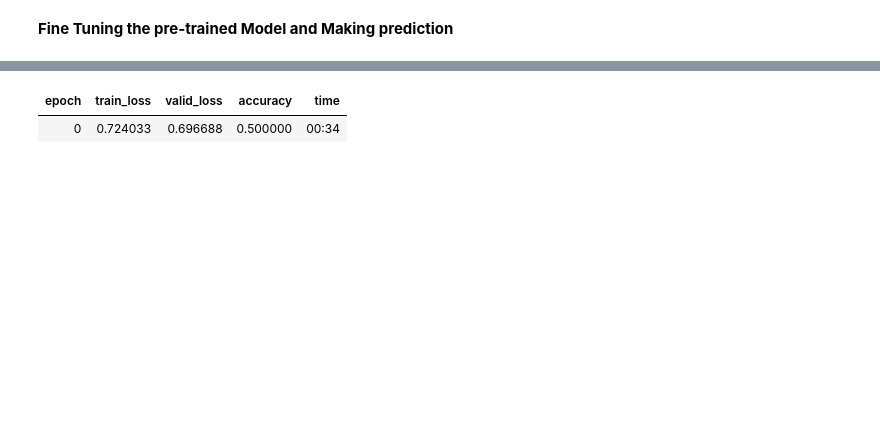
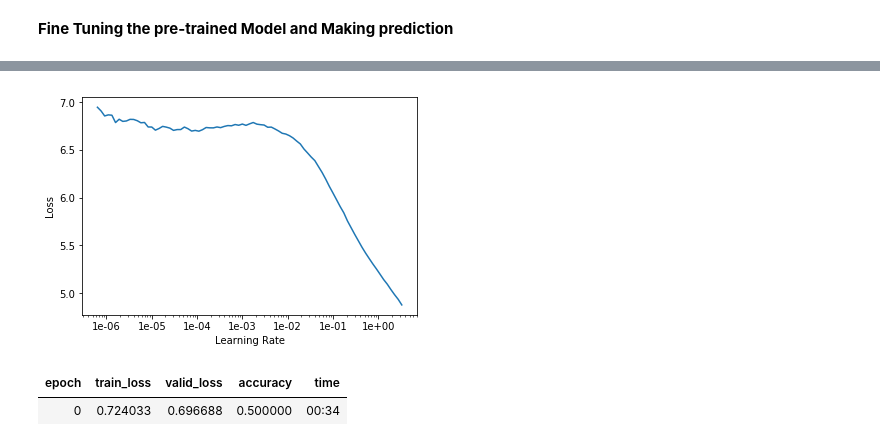
Before and after one commit to iamprakashom/NLP-with-Deep-Learning, a Jupyter notebook: Transfer_Learning_using_ULMFit_for_Classification.ipynb, the cells around one changed output, grey strips where cells are left out. Drawn from its saved outputs; the diff is of its cells as text; code cells hidden in the pictures; blank space fills up the shorter version.

```diff
--- a/Transfer_Learning_using_ULMFit_for_Classification.ipynb
+++ b/Transfer_Learning_using_ULMFit_for_Classification.ipynb
@@ -150,4 +185,4 @@ print(df_train.shape, df_test.shape)
 **Prepare data** in ULMFit language model format - using fastai library
 # %%
 # Language model data
-data_lang_model_format = TextLMDataBunch.from_df(train_df = df_train, valid_df=df_test, path="")
+data_lang_model = TextLMDataBunch.from_df(train_df = df_train, valid_df=df_test, path="")
@@ -195,7 +234,7 @@ data_class = TextClasDataBunch.from_df(path="", train_df=df_train, valid_df = df
 # %% [markdown]
 **Fine Tuning the pre-trained Model and Making prediction**
 # %%
-learner = language_model_learner(data_lang_model_format, pretrained=URLs.WT103, arch=AWD_LSTM, drop_mult=0.7)
+learner = language_model_learner(data_lang_model, pretrained=URLs.WT103, arch=AWD_LSTM, drop_mult=0.7)
 # %%
 # train the model with learning rate = 1e-2
 learner.fit_one_cycle(1, 1e-2)
@@ -205,3 +249,7 @@ learner.fit_one_cycle(1, 1e-2)
+# %%
+learner.recorder.plot()
+# %% [output]
+[figure, added]
 # %%
 #save this encoder to use it for classification later.
 learner.save_encoder("ft_enc")
```
Also changed, not shown: parts of 20 cells of this notebook.
